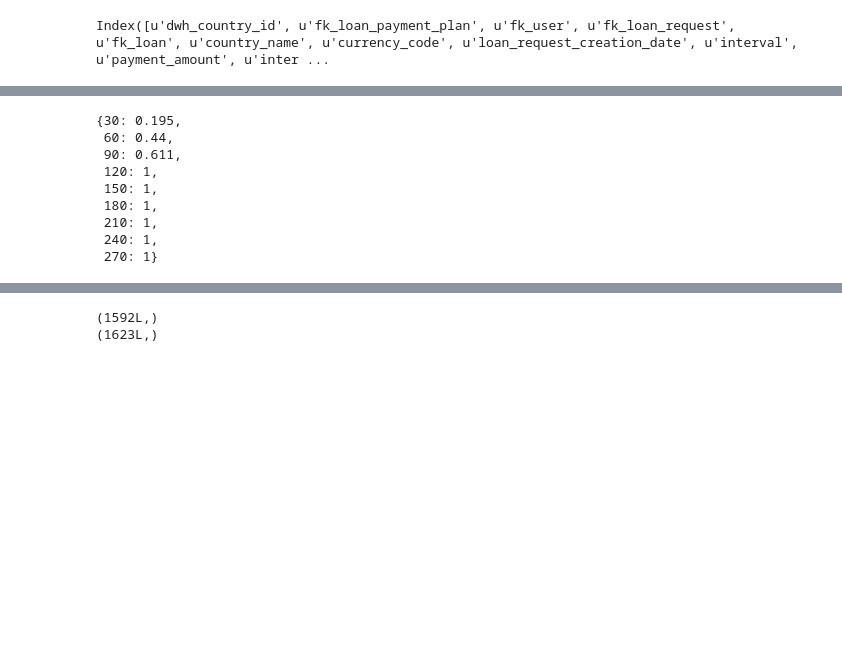
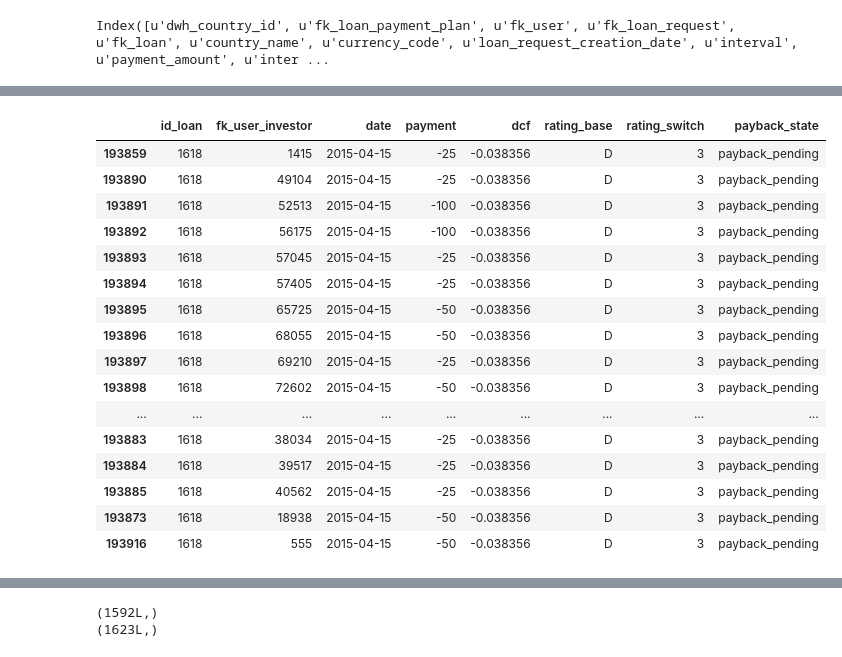
Before and after one commit to seanv507/IPython-Notebooks, a Jupyter notebook: returns01.ipynb, the cells around one changed output, grey strips where cells are left out. Drawn from its saved outputs; the diff is of its cells as text; code cells hidden in the pictures; blank space fills up the shorter version.

```diff
--- a/returns01.ipynb
+++ b/returns01.ipynb
@@ -586,12 +800,21 @@ future_pd_30360, late_pds_30360=make_future_pd(payment_plans, actual_payments,'2
-# %%
-arrears_dict
-# %% [output]
-{30: 0.195,
- 60: 0.44,
- 90: 0.611,
- 120: 1,
- 150: 1,
- 180: 1,
- 210: 1,
- 240: 1,
- 270: 1}
+# %%
+a1=cashflows_pp[(cashflows_pp.id_loan==1618)].sort('date',inplace=False)
+a1
+# %% [output]
+|  | id_loan | fk_user_investor | date | payment | dcf | rating_base | rating_switch | payback_state |
+| 193859 | 1618 | 1415 | 2015-04-15 | -25 | -0.038356 | D | 3 | payback_pending |
+| 193890 | 1618 | 49104 | 2015-04-15 | -25 | -0.038356 | D | 3 | payback_pending |
+| 193891 | 1618 | 52513 | 2015-04-15 | -100 | -0.038356 | D | 3 | payback_pending |
+| 193892 | 1618 | 56175 | 2015-04-15 | -100 | -0.038356 | D | 3 | payback_pending |
+| 193893 | 1618 | 57045 | 2015-04-15 | -25 | -0.038356 | D | 3 | payback_pending |
+| 193894 | 1618 | 57405 | 2015-04-15 | -25 | -0.038356 | D | 3 | payback_pending |
+| 193895 | 1618 | 65725 | 2015-04-15 | -50 | -0.038356 | D | 3 | payback_pending |
+| 193896 | 1618 | 68055 | 2015-04-15 | -50 | -0.038356 | D | 3 | payback_pending |
+| 193897 | 1618 | 69210 | 2015-04-15 | -25 | -0.038356 | D | 3 | payback_pending |
+| 193898 | 1618 | 72602 | 2015-04-15 | -50 | -0.038356 | D | 3 | payback_pending |
+| ... | ... | ... | ... | ... | ... | ... | ... | ... |
+| 193883 | 1618 | 38034 | 2015-04-15 | -25 | -0.038356 | D | 3 | payback_pending |
+| 193884 | 1618 | 39517 | 2015-04-15 | -25 | -0.038356 | D | 3 | payback_pending |
+| 193885 | 1618 | 40562 | 2015-04-15 | -25 | -0.038356 | D | 3 | payback_pending |
+| 193873 | 1618 | 18938 | 2015-04-15 | -50 | -0.038356 | D | 3 | payback_pending |
+| 193916 | 1618 | 555 | 2015-04-15 | -50 | -0.038356 | D | 3 | payback_pending |
```
Also changed, not shown: parts of 119 cells of this notebook.
